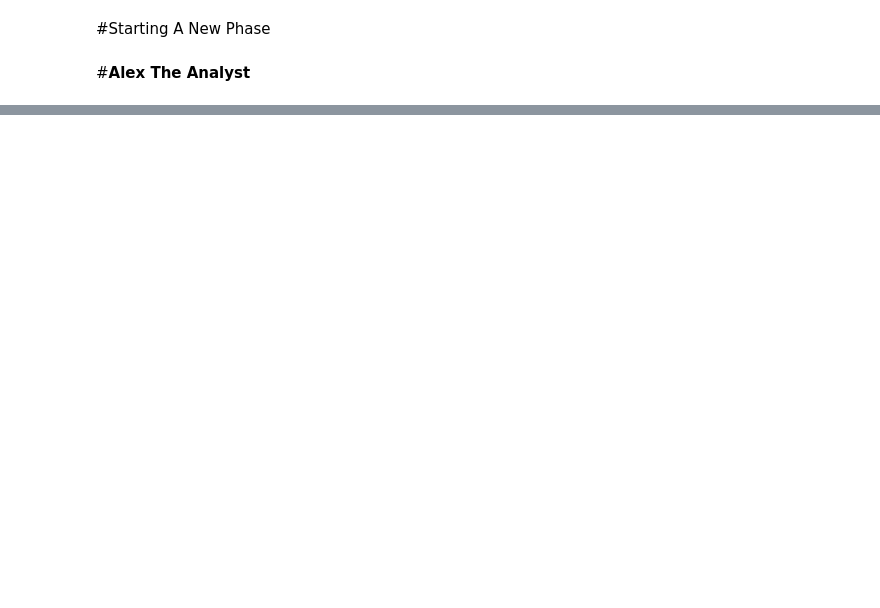
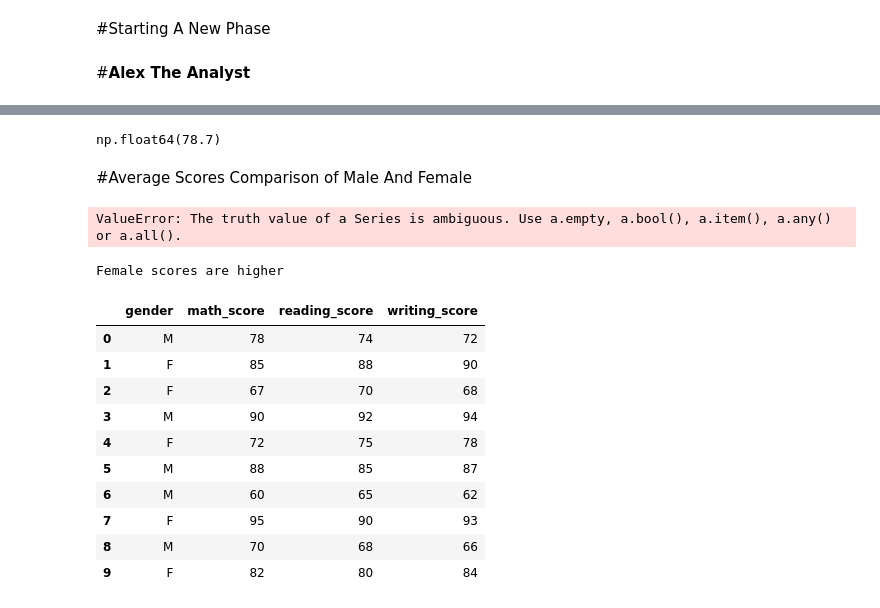
Before and after one commit to ZaidiSahab/Road-to-Data-Science, a Jupyter notebook: Learning_From_Youtube.ipynb, the cells around one changed output, grey strips where cells are left out. Cells and saved outputs as stored; diff of their text form; code cells hidden in the pictures; blank space fills up the shorter version.

```diff
--- a/Learning_From_Youtube.ipynb
+++ b/Learning_From_Youtube.ipynb
@@ -1013,0 +457,57 @@ df.fillna("")
+# %%
+df['math_score'].mean()
+# %% [output]
+np.float64(78.7)
+# %% [markdown]
+#Average Scores Comparison of Male And Female
+# %%
+import pandas as pd
+df = pd.read_excel("/content/Day15_Statistics_Practice.xlsx")
+
+def result():
+  # Calculate the mean math score for males
+  male_math_score_mean = df[df['gender'] == 'male']['math_score'].mode()
+
+  # Calculate the mean math score for females
+  female_math_score_mean = df[df['gender'] == 'female']['math_score'].mode()
+
+  if male_math_score_mean == female_math_score_mean:
+    print("Both scores are equal")
+  elif male_math_score_mean > female_math_score_mean:
+    print("Male scores are higher")
+  else:
+    print("Female scores are higher")
+
+result()
+# %% [output]
+ValueError: The truth value of a Series is ambiguous. Use a.empty, a.bool(), a.item(), a.any() or a.all().
+# %%
+def male():
+  male_score = df[df['gender']=="male"] ['math_score'].mean()
+  female_score = df[df['gender']=="female"]['math_score'].mean()
+  if male_score==female_score:
+    print("Both scores are equal")
+  elif male_score> female_score:
+    print("Male scores are higher")
+  else:
+    print("Female scores are higher")
+
+male()
+# %% [output]
+Female scores are higher
+# %%
+df["gender"] = df['gender'].str.replace("male", "M")
+df["gender"] =df["gender"].str.replace("female", "F")
+df
+# %% [output]
+|  | gender | math_score | reading_score | writing_score |
+| 0 | M | 78 | 74 | 72 |
+| 1 | F | 85 | 88 | 90 |
+| 2 | F | 67 | 70 | 68 |
+| 3 | M | 90 | 92 | 94 |
+| 4 | F | 72 | 75 | 78 |
+| 5 | M | 88 | 85 | 87 |
+| 6 | M | 60 | 65 | 62 |
+| 7 | F | 95 | 90 | 93 |
+| 8 | M | 70 | 68 | 66 |
+| 9 | F | 82 | 80 | 84 |
```
Also changed, not shown: parts of 93 cells of this notebook.
